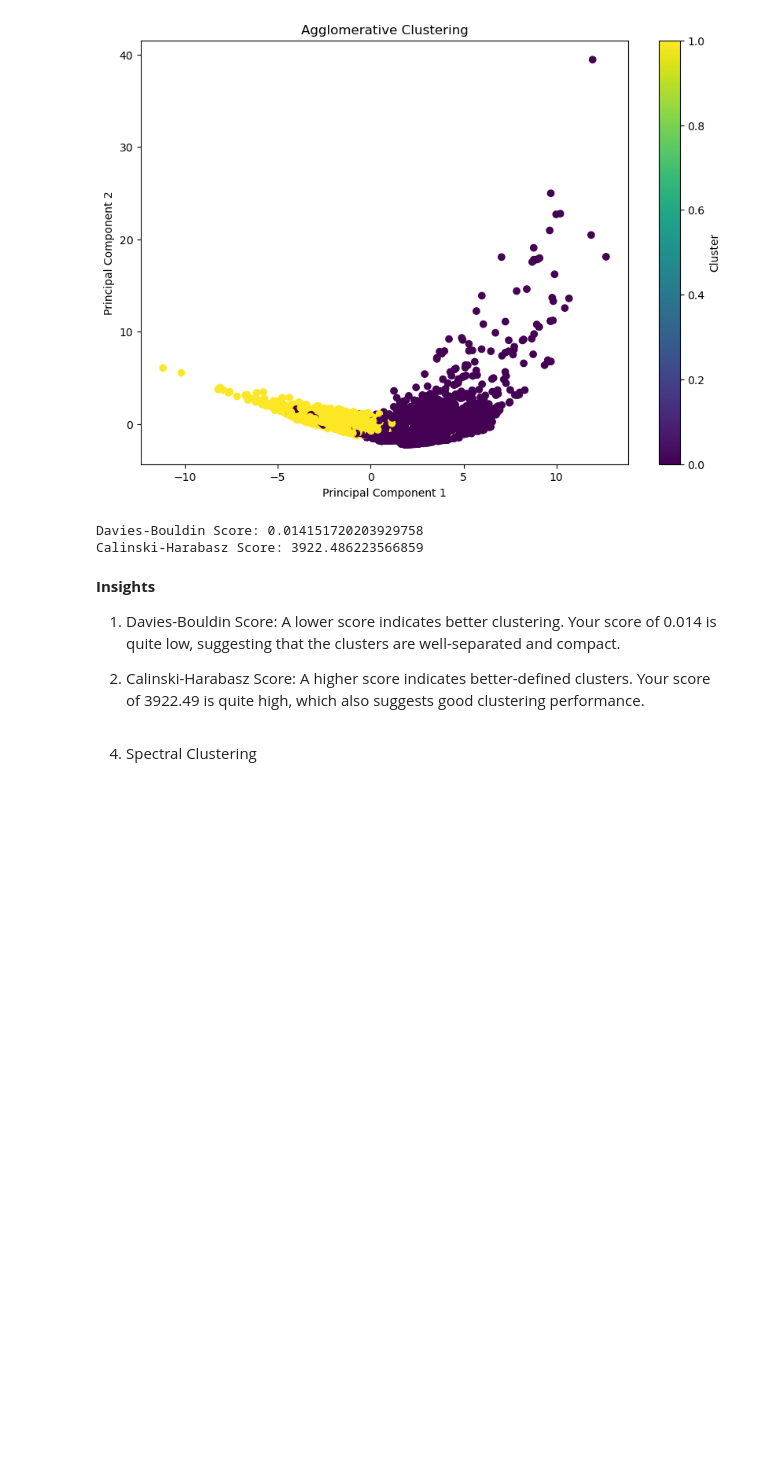
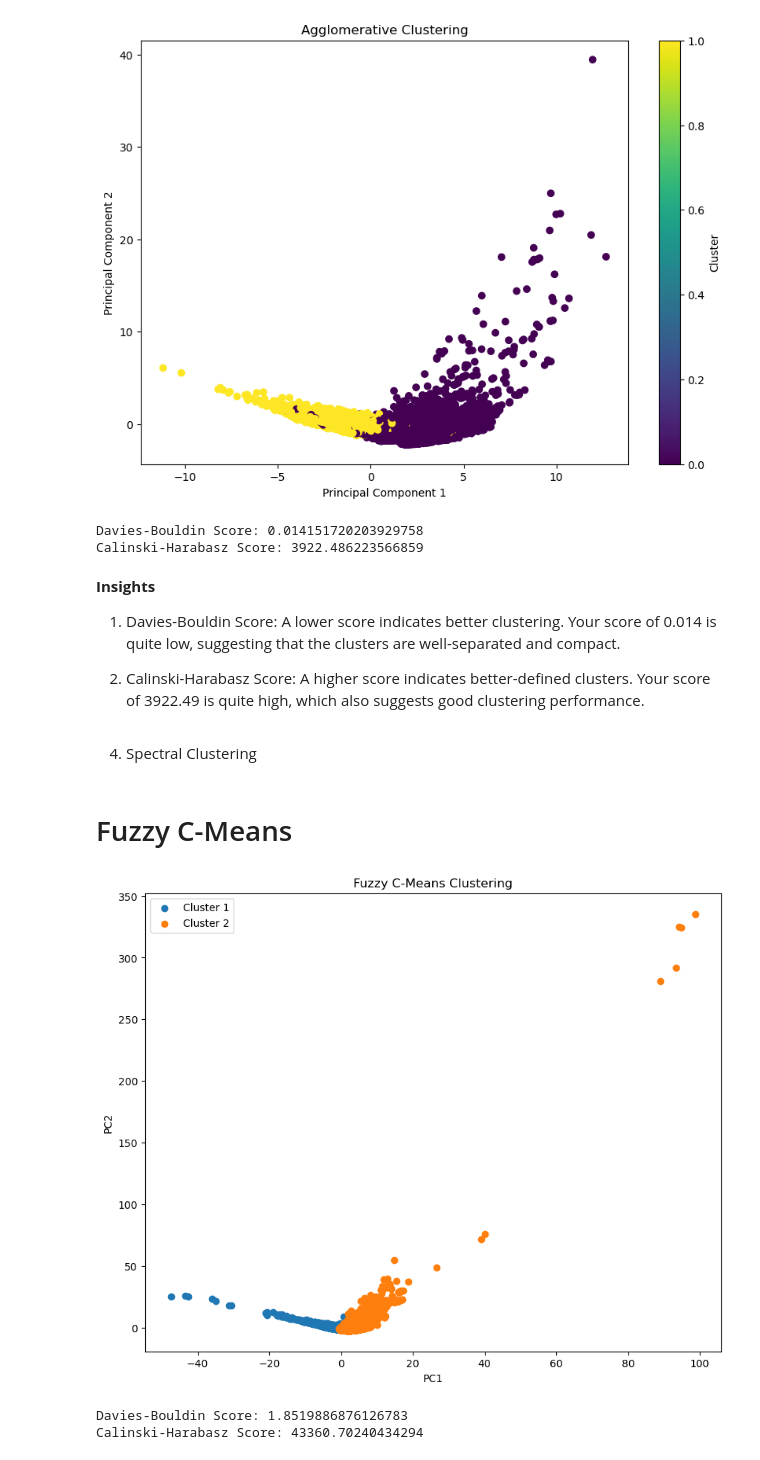
Before and after one commit to shivani309/Phishing-url-detection, a Jupyter notebook: Clustering/Clusteringmodels.ipynb, the cells around one changed output. Saved outputs shown, nothing was run; the diff lists cells and outputs as text; code cells hidden in the pictures; blank space fills up the shorter version.

```diff
--- a/Clustering/Clusteringmodels.ipynb
+++ b/Clustering/Clusteringmodels.ipynb
@@ -133,4 +133,0 @@ prec1
-# %%
-
-pca_data["y_pred_kmeans"] =pca_predict
-pca_data["y_pred_kmeans"] , Y
@@ -433,3 +412,5 @@ ch_score = calinski_harabasz_score(spec_data, labels)
 
 print("Davies-Bouldin Score:", db_score)
 print("Calinski-Harabasz Score:", ch_score)
+# %% [markdown]
+# Fuzzy C-Means
@@ -435,0 +421,47 @@ print("Calinski-Harabasz Score:", ch_score)
+# %%
+import numpy as np
+import pandas as pd
+import skfuzzy as fuzz
+import matplotlib.pyplot as plt
+
+# Sample data (replace this with your actual data)
+
+
+# Convert data to numpy array
+data_array = pca_data.values.T
+
+# Define the number of clusters
+n_clusters = 2
+
+# Fuzzy C-Means clustering
+cntr, u, u0, d, jm, p, fpc = fuzz.cluster.cmeans(
+    data_array, n_clusters, 2, error=0.005, maxiter=1000, init=None)
+
+# Get cluster membership
+cluster_membership = np.argmax(u, axis=0)
+
+# Plot the clustered data
+plt.figure(figsize=(10, 8))
+for i in range(n_clusters):
+    plt.scatter(data_array[0, cluster_membership == i], data_array[1, cluster_membership == i], label=f'Cluster {i+1}')
+plt.title('Fuzzy C-Means Clustering')
+plt.xlabel('PC1')
+plt.ylabel('PC2')
+plt.legend()
+plt.show()
+# %% [output]
+[figure, added]
+# %%
+# Convert fuzzy membership to hard clustering labels
+labels1 = np.argmax(u, axis=0)
+
+# Calculate Davies-Bouldin Score
+db_score = davies_bouldin_score(pca_data, labels1)
+print("Davies-Bouldin Score:", db_score)
+
+# Calculate Calinski-Harabasz Score
+ch_score = calinski_harabasz_score(pca_data, labels1)
+print("Calinski-Harabasz Score:", ch_score)
+# %% [output]
+Davies-Bouldin Score: 1.8519886876126783
+Calinski-Harabasz Score: 43360.70240434294
```
Also changed, not shown: parts of 16 cells of this notebook.
